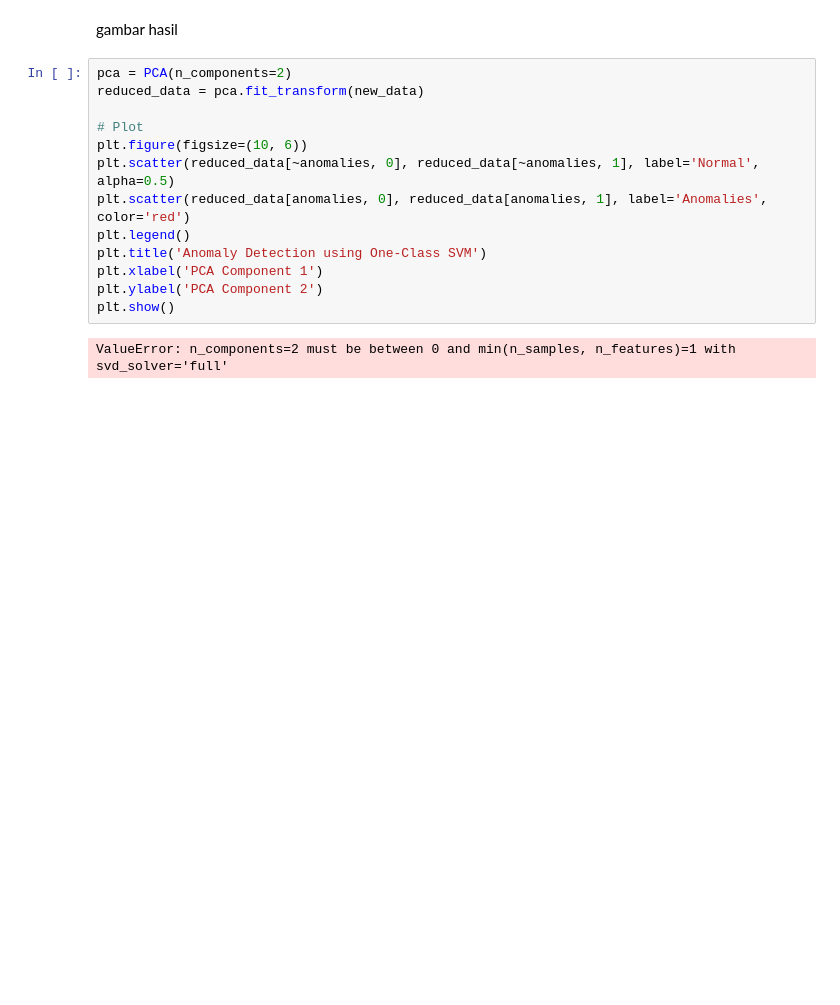
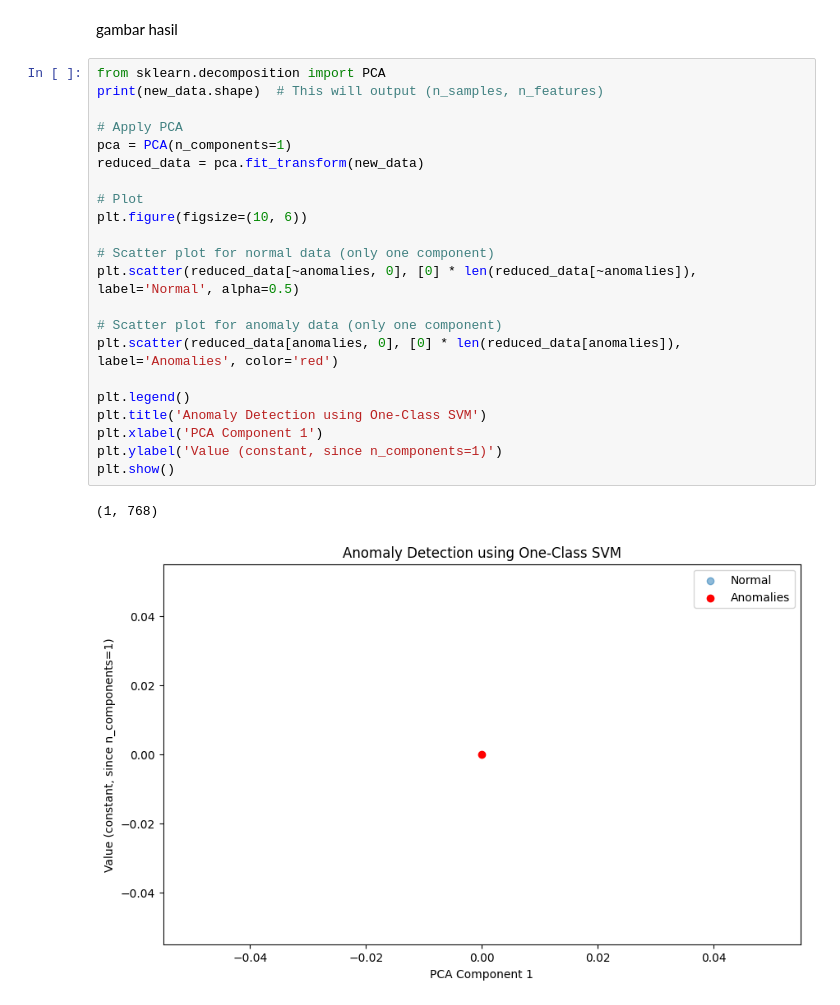
Before and after one commit to Kevin77737/tugaskelompok12, a Jupyter notebook: KevinDarmawan_Logshield.ipynb, the cells around one changed output. Cells and saved outputs as stored; diff of their text form; blank space fills up the shorter version.

```diff
--- a/KevinDarmawan_Logshield.ipynb
+++ b/KevinDarmawan_Logshield.ipynb
@@ -329,17 +329,27 @@ weighted avg       1.00      1.00      1.00         1
 # %% [markdown]
 gambar hasil
 # %%
-pca = PCA(n_components=2)
+from sklearn.decomposition import PCA
+print(new_data.shape)  # This will output (n_samples, n_features)
+
+# Apply PCA
+pca = PCA(n_components=1)
 reduced_data = pca.fit_transform(new_data)
 
 # Plot
 plt.figure(figsize=(10, 6))
-plt.scatter(reduced_data[~anomalies, 0], reduced_data[~anomalies, 1], label='Normal', alpha=0.5)
-plt.scatter(reduced_data[anomalies, 0], reduced_data[anomalies, 1], label='Anomalies', color='red')
+
+# Scatter plot for normal data (only one component)
+plt.scatter(reduced_data[~anomalies, 0], [0] * len(reduced_data[~anomalies]), label='Normal', alpha=0.5)
+
+# Scatter plot for anomaly data (only one component)
+plt.scatter(reduced_data[anomalies, 0], [0] * len(reduced_data[anomalies]), label='Anomalies', color='red')
+
 plt.legend()
 plt.title('Anomaly Detection using One-Class SVM')
 plt.xlabel('PCA Component 1')
-plt.ylabel('PCA Component 2')
+plt.ylabel('Value (constant, since n_components=1)')
 plt.show()
 # %% [output]
-ValueError: n_components=2 must be between 0 and min(n_samples, n_features)=1 with svd_solver='full'
+(1, 768)
+[figure, added]
```
Also changed, not shown: 1 other file.
